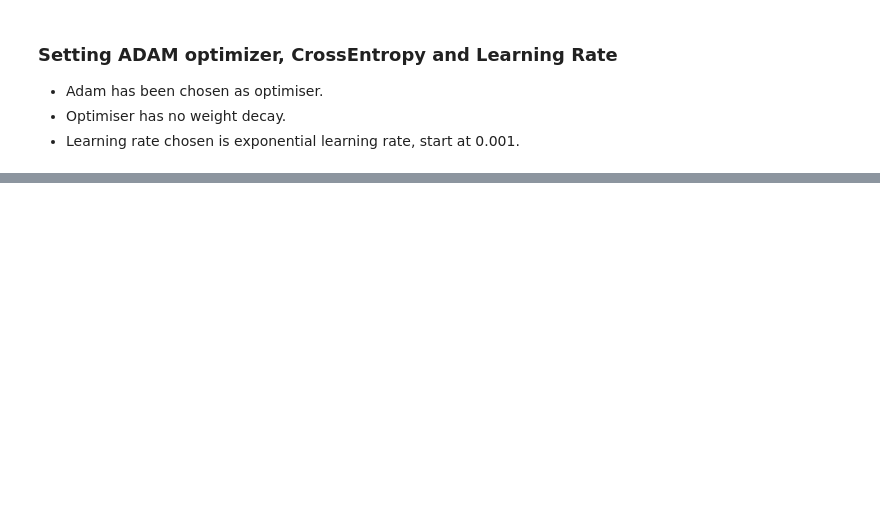
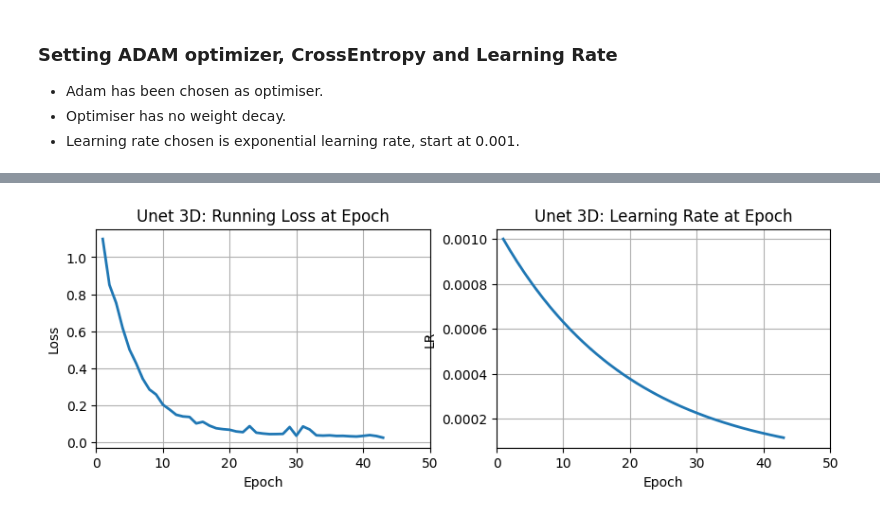
Before and after one commit to Gab-Gotsis/kidney-identification-unet3D, a Jupyter notebook: main_notebook.ipynb, the cells around one changed output, grey strips where cells are left out. Saved outputs shown, nothing was run; the diff lists cells and outputs as text; code cells hidden in the pictures; blank space fills up the shorter version.

```diff
--- a/main_notebook.ipynb
+++ b/main_notebook.ipynb
@@ -635,3 +638,4 @@ test_data = ProcessedKit23TorchDataset(train_data=False, test_size=0.25, dataset
 # %%
-model = UNet3D(1, 4).to(device)
+num_classes = 4
+model = UNet3D(1, num_classes, channel_selection=1, double_conv_kernel_size=3).to(device)
 # %% [markdown]
@@ -655,14 +660,22 @@ scheduler = optim.lr_scheduler.ExponentialLR(optimizer, gamma=0.99)
 # %%
-train_from_pretrained = False
+train_from_pretrained = True
 epoch_res = EpochResult()
 epoch_start = 0
 if train_from_pretrained:
-    print("loading from trained weight")
-
+    print("Unet3D - loading from trained weight")
     # this continues from certain training points
-    checkpoint_dir = "training_checkpoints/Model_resnet_50_epoch29.pth.tar"
-    pretrained_w = os.path.join(base_dir, checkpoint_dir)
-    checkpoint, epoch_res = proj_config.load_weight_from_epoch(pretrained_w)
-    optimizer.load_state_dict(checkpoint['optimizer'])
-    scheduler = optim.lr_scheduler.ExponentialLR(optimizer, gamma=0.99)
+    checkpoint_ref_filepath = "training_checkpoints/Model_UNET_epoch42.pth.tar"
+    # checkpoint_ref_filepath = "training_checkpoints/Model_UNET_SGD_epoch28.pth.tar"
+    checkpoint_file = os.path.join(base_dir, checkpoint_ref_filepath)
+    checkpoint = torch.load(checkpoint_file)
+    model.load_state_dict(checkpoint['state_dict'])
+    # load additional customised info from checkpoint
+    # optimizer.load_state_dict(checkpoint['optimizer'])
+    ep_list = checkpoint['epoch_list']
+    loss_list = checkpoint['loss_list']
+    lr_list = checkpoint['lr_list']
+    epoch_res = EpochResult(_epoch_list =ep_list, _loss_list=loss_list, _lr_list=lr_list)
+    # scheduler = optim.lr_scheduler.ExponentialLR(optimizer, gamma=0.99)
     epoch_start = epoch_res.epoch_list[-1] + 1
+else:
+    raise Exception("Only trained weight should be loaded for main notebook.")
@@ -668,0 +693,19 @@ if train_from_pretrained:
+# %%
+# plot
+fig, ax = plt.subplots(1, 2, figsize=(10, 3))
+ax[0].plot(np.array(epoch_res.epoch_list) + 1, epoch_res.loss_list, linewidth=2.0)
+ax[0].title.set_text("Unet 3D: Running Loss at Epoch")
+ax[0].set_xlabel("Epoch")
+ax[0].set_ylabel("Loss")
+ax[0].set_xlim(0, 50)
+ax[0].grid()
+
+ax[1].plot(np.array(epoch_res.epoch_list) + 1, epoch_res.lr_list, linewidth=2.0)
+ax[1].title.set_text("Unet 3D: Learning Rate at Epoch")
+ax[1].set_xlabel("Epoch")
+ax[1].set_ylabel("LR")
+ax[1].set_xlim(0, 50)
+ax[1].grid()
+plt.show()
+# %% [output]
+[figure, added]
```
Also changed, not shown: parts of 17 cells of this notebook, 2 other files.
